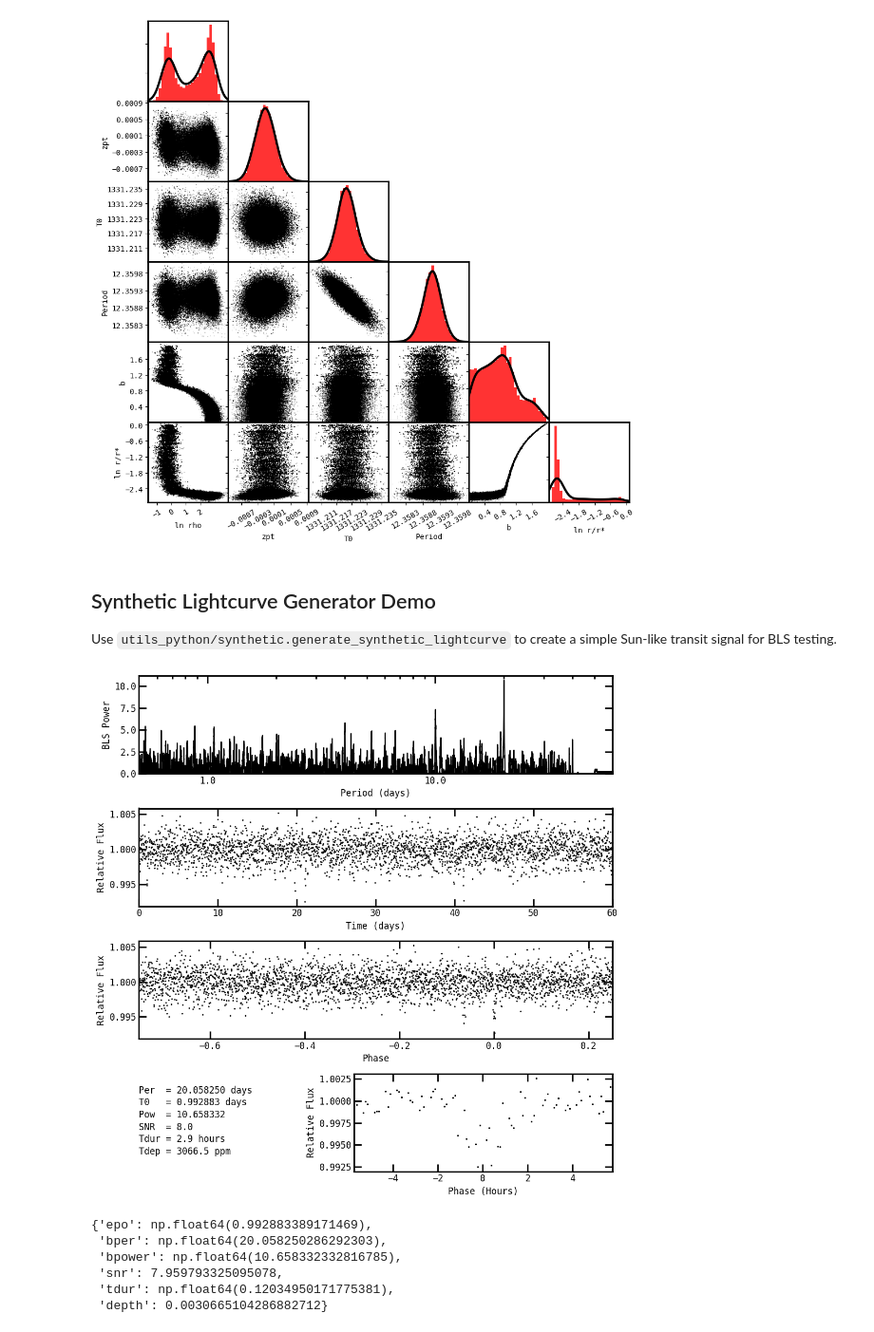
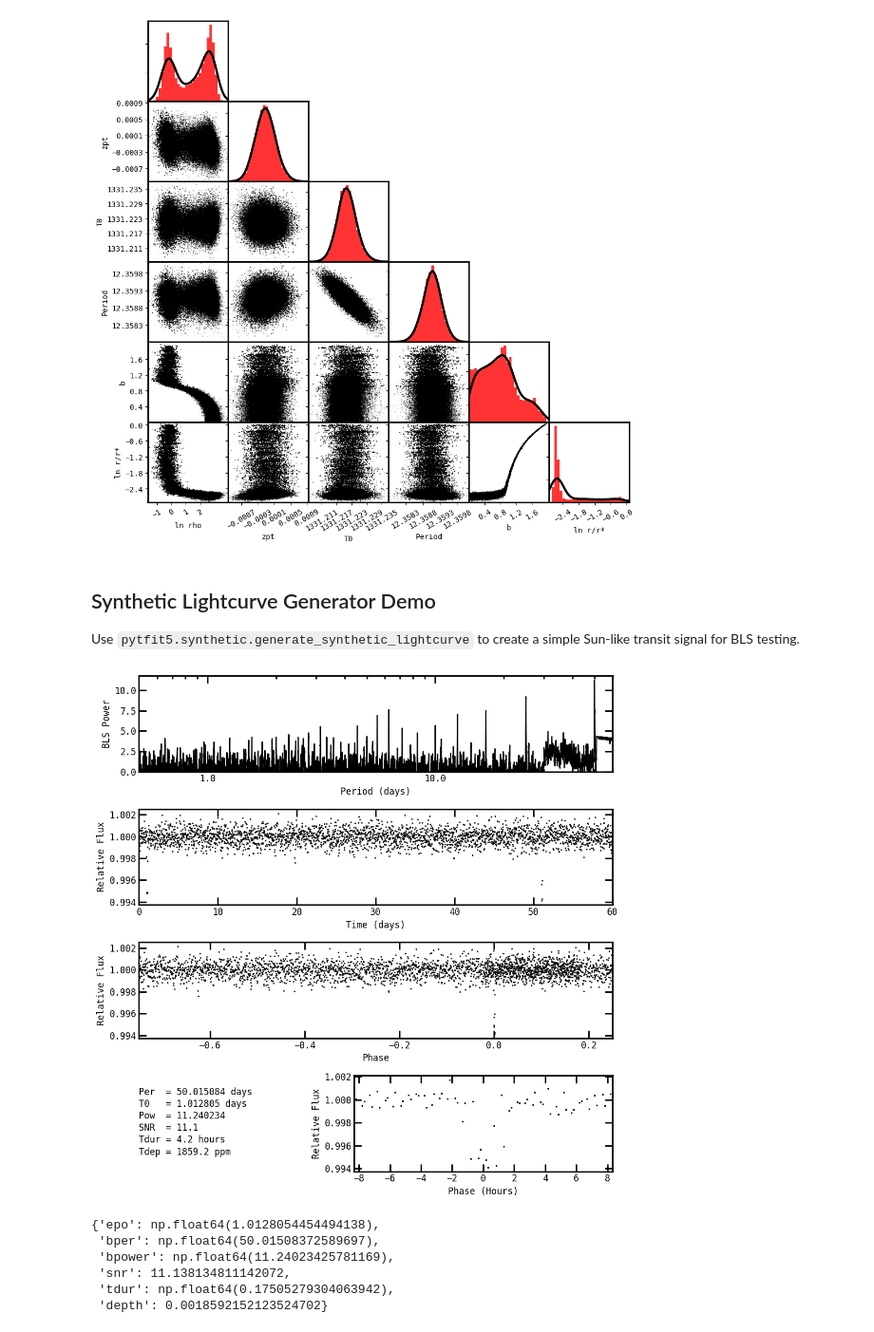
Before and after one commit to jasonfrowe/bls_cuda, a Jupyter notebook: pytfit5_example.ipynb, the cells around one changed output. Shown at 95% size. Drawn from its saved outputs; the diff is of its cells as text; code cells hidden in the pictures.

```diff
--- a/pytfit5_example.ipynb
+++ b/pytfit5_example.ipynb
@@ -373,4 +373,4 @@ mcmc.triplot(chain, burnin, label, color, 30)
 # %% [markdown]
 ## Synthetic Lightcurve Generator Demo
 
-Use `utils_python/synthetic.generate_synthetic_lightcurve` to create a simple Sun-like transit signal for BLS testing.
+Use `pytfit5.synthetic.generate_synthetic_lightcurve` to create a simple Sun-like transit signal for BLS testing.
@@ -377,46 +380,43 @@ Use `utils_python/synthetic.generate_synthetic_lightcurve` to create a simple Su
 # %%
-# Generate synthetic photometry and run BLS
-from utils_python.synthetic import generate_synthetic_lightcurve
-
 # Parameters: t0, per, time_length, depth, snr
 syn_time, syn_flux = generate_synthetic_lightcurve(
     t0=1.0,            # days
-    per=20.05,           # days
+    per=50.05,           # days
     time_length=60.0,  # days total baseline
     depth=0.005,       # 0.5% depth
-    snr=10.0,          # integrated transit SNR
+    snr=20.0,          # integrated transit SNR
     cadence=1.0/48.0,  # 30-min cadence
     seed=42,
 )
 
 # Prepare phot class-like arrays for BLS
 phot_syn_time = syn_time
 phot_syn_flux = syn_flux
 
 # Configure BLS for synthetic data
 syn_inputs = gbls.gbls_inputs_class()
 syn_inputs.zerotime = 0.0
 syn_inputs.Rstar = 1.0
 syn_inputs.Mstar = 1.0
 syn_inputs.plots = 1
 syn_inputs.freq1 = 1.0 / (np.max(phot_syn_time) - np.min(phot_syn_time))  # longest period = baseline
 syn_inputs.freq2 = 2.0  # c/d
 syn_inputs.filename = "BLS_Synthetic"
 
 # Normalization options: "none", "mad", "percentile_mad", "coverage_mad", "iterative_baseline"
 # For high SNR signals, "iterative_baseline" is more robust against suppressing the main peak
 syn_inputs.normalize = "iterative_baseline"
 
 # Run BLS on synthetic data
 syn_ans = gbls.bls(syn_inputs, phot_syn_time, phot_syn_flux)
 
 # Display results
 syn_ans.__dict__
 # %% [output]
-[figure, old version]
+[figure, new version]
-{'epo': np.float64(0.992883389171469),
- 'bper': np.float64(20.058250286292303),
- 'bpower': np.float64(10.658332332816785),
- 'snr': 7.959793325095078,
- 'tdur': np.float64(0.12034950171775381),
- 'depth': 0.0030665104286882712}
+{'epo': np.float64(1.0128054454494138),
+ 'bper': np.float64(50.01508372589697),
+ 'bpower': np.float64(11.24023425781169),
+ 'snr': 11.138134811142072,
+ 'tdur': np.float64(0.17505279304063942),
+ 'depth': 0.0018592152123524702}
```
Also changed, not shown: parts of 2 cells of this notebook, 3 other files.
